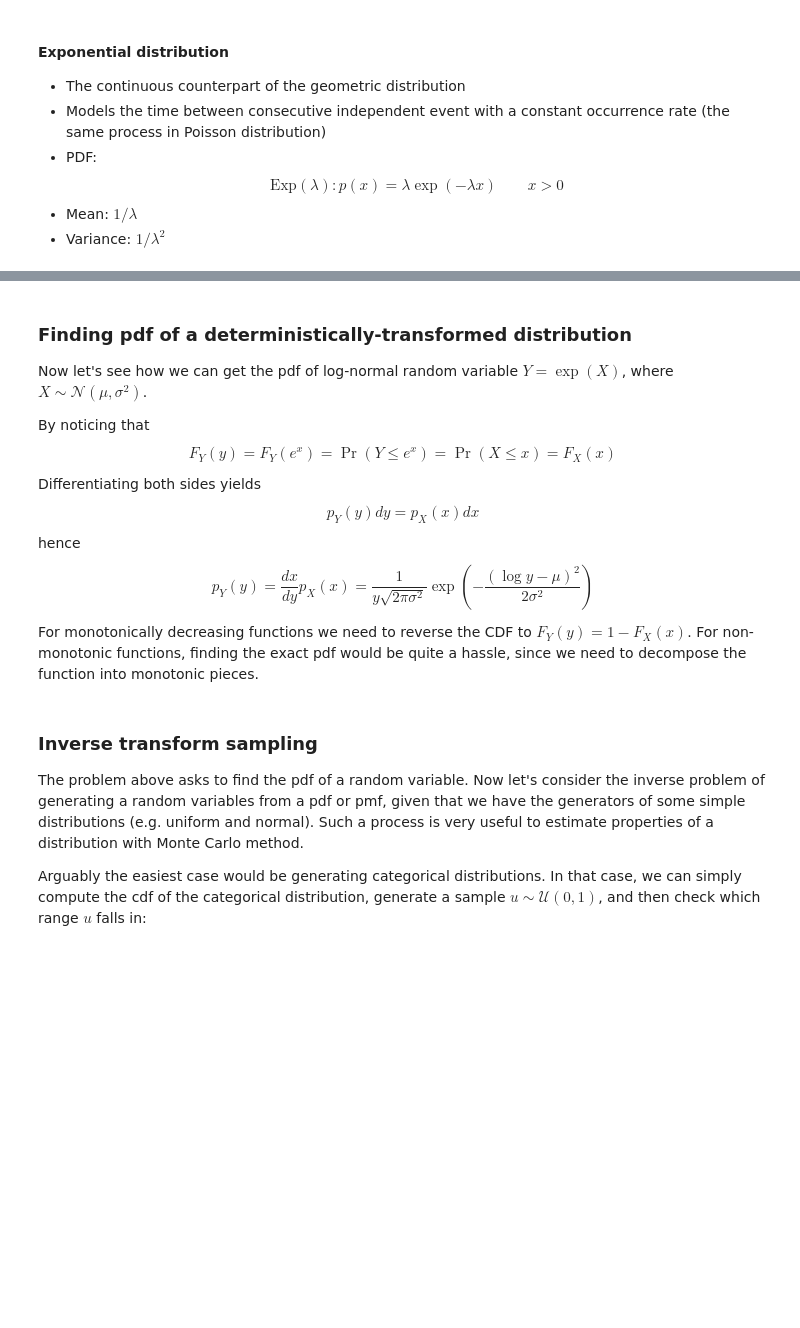
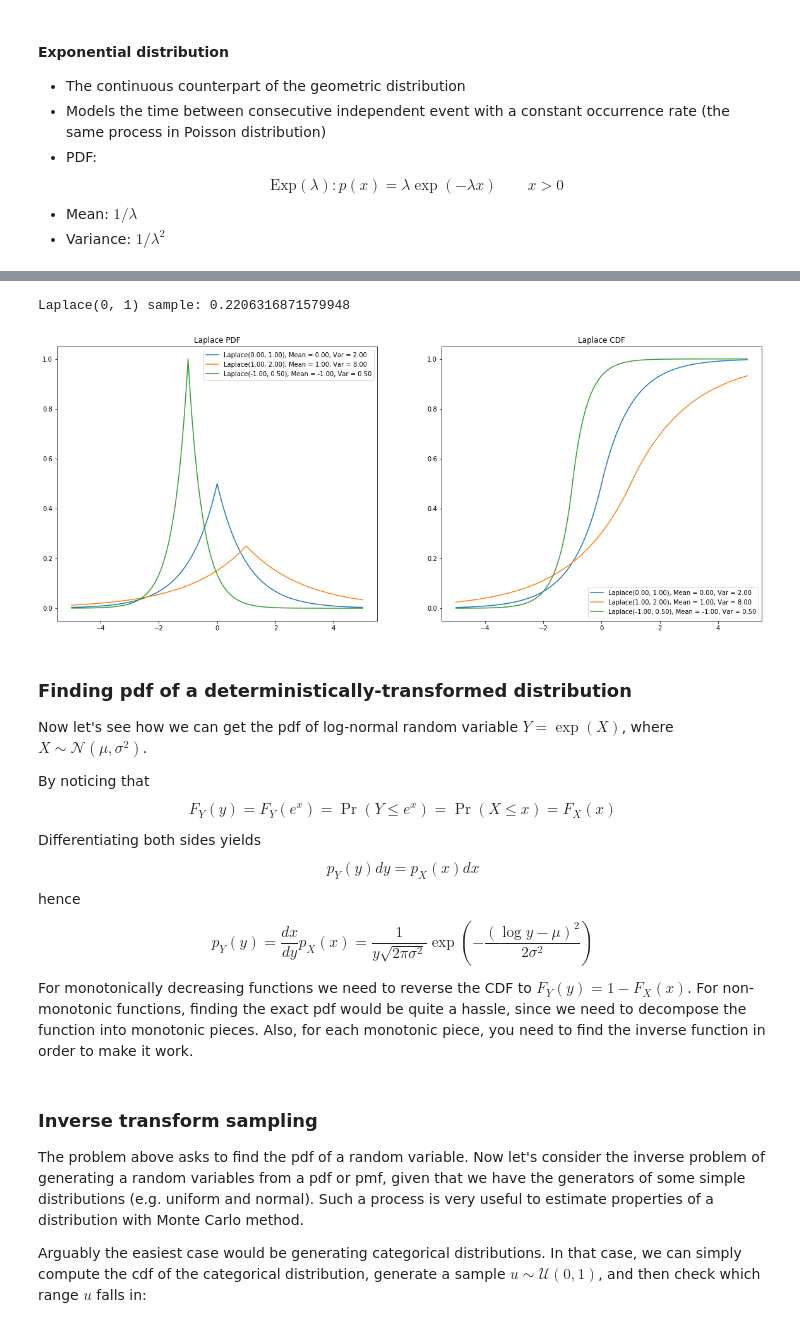
Before and after one commit to nyu-dl/Intro_to_ML_Lecture_Note, a Jupyter notebook: notebook/labs/11 - Distributions Recap.ipynb, the cells around one changed output, grey strips where cells are left out. Saved outputs shown, nothing was run; the diff lists cells and outputs as text; code cells hidden in the pictures; blank space fills up the shorter version.

Commit message:
adding laplace distributions

```diff
--- a/notebook/labs/11 - Distributions Recap.ipynb
+++ b/notebook/labs/11 - Distributions Recap.ipynb
@@ -301,3 +311,23 @@ plt.show()
+# %%
+# Exponential
+print('Laplace(0, 1) sample:', np.random.laplace(0, 1))
+fig, ax = plt.subplots(1, 2)
+X = np.arange(-5, 5.05, 0.05)
+for mu, b in [(0, 1), (1, 2), (-1, 0.5)]:
+    # Note that scipy takes an additional `loc` argument that dictates the offset of the pdf.
+    lap_rv = scipy.stats.laplace(mu, b)
+    label = 'Laplace({:.2f}, {:.2f}), Mean = {:.2f}, Var = {:.2f}'.format(mu, b, lap_rv.mean(), lap_rv.var())
+    ax[0].plot(X, lap_rv.pdf(X), label=label)
+    ax[1].plot(X, lap_rv.cdf(X), label=label)
+ax[0].set_title('Laplace PDF')
+ax[1].set_title('Laplace CDF')
+ax[0].legend(loc='best')
+ax[1].legend(loc='best')
+fig.set_size_inches(20, 8)
+plt.show()
+# %% [output]
+Laplace(0, 1) sample: 0.2206316871579948
+[figure, added]
 # %% [markdown]
 ### Finding pdf of a deterministically-transformed distribution
 
@@ -316,7 +346,7 @@ $$
 p_Y(y) = \dfrac{dx}{dy} p_X(x) = \dfrac{1}{y \sqrt{2 \pi \sigma^2}} \exp\left( -\dfrac{\left(\log y - \mu\right)^2}{2 \sigma^2}\right)
 $$
 
-For monotonically decreasing functions we need to reverse the CDF to $F_Y(y) = 1 - F_X(x)$.  For non-monotonic functions, finding the exact pdf would be quite a hassle, since we need to decompose the function into monotonic pieces.
+For monotonically decreasing functions we need to reverse the CDF to $F_Y(y) = 1 - F_X(x)$.  For non-monotonic functions, finding the exact pdf would be quite a hassle, since we need to decompose the function into monotonic pieces.  Also, for each monotonic piece, you need to find the inverse function in order to make it work.
 # %% [markdown]
 ### Inverse transform sampling
 
```
Also changed, not shown: parts of 12 cells of this notebook.
